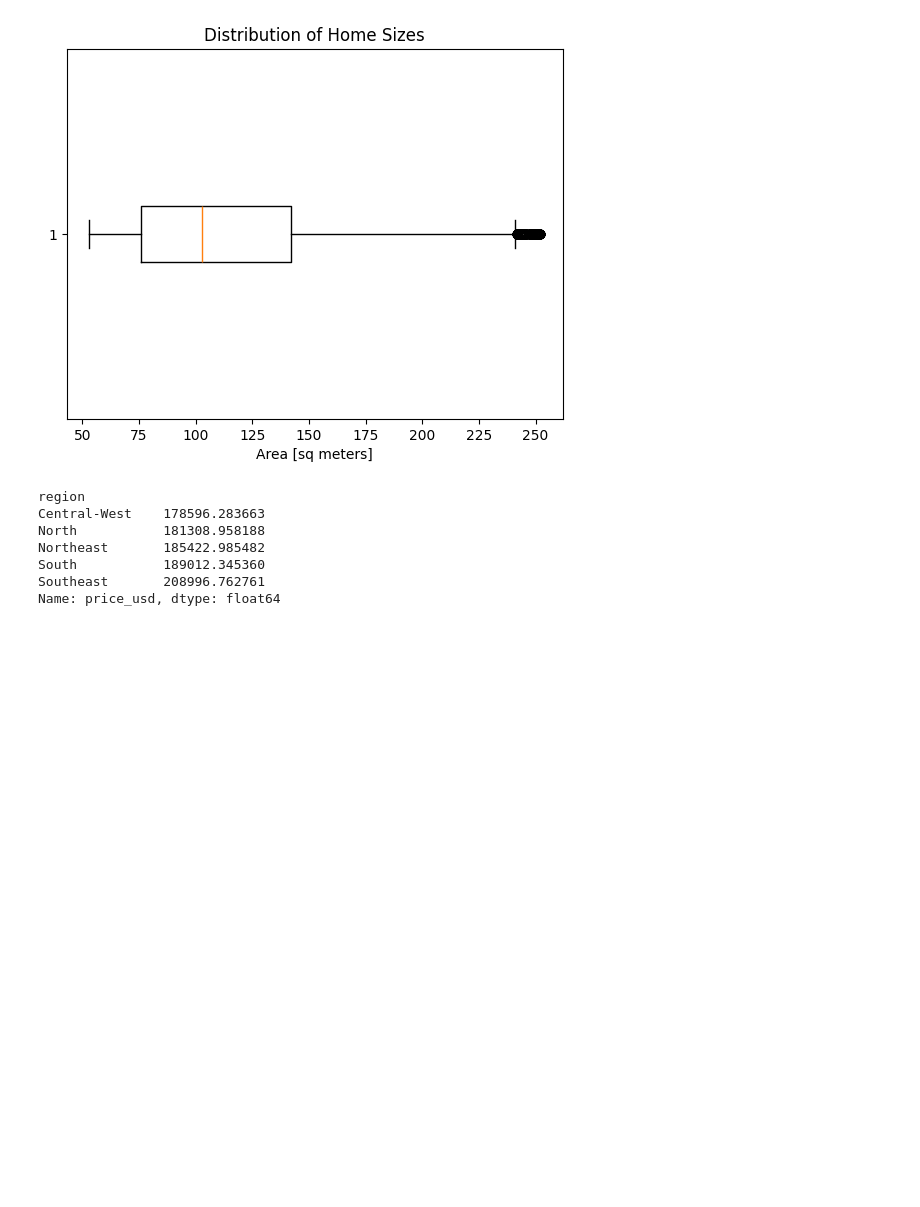
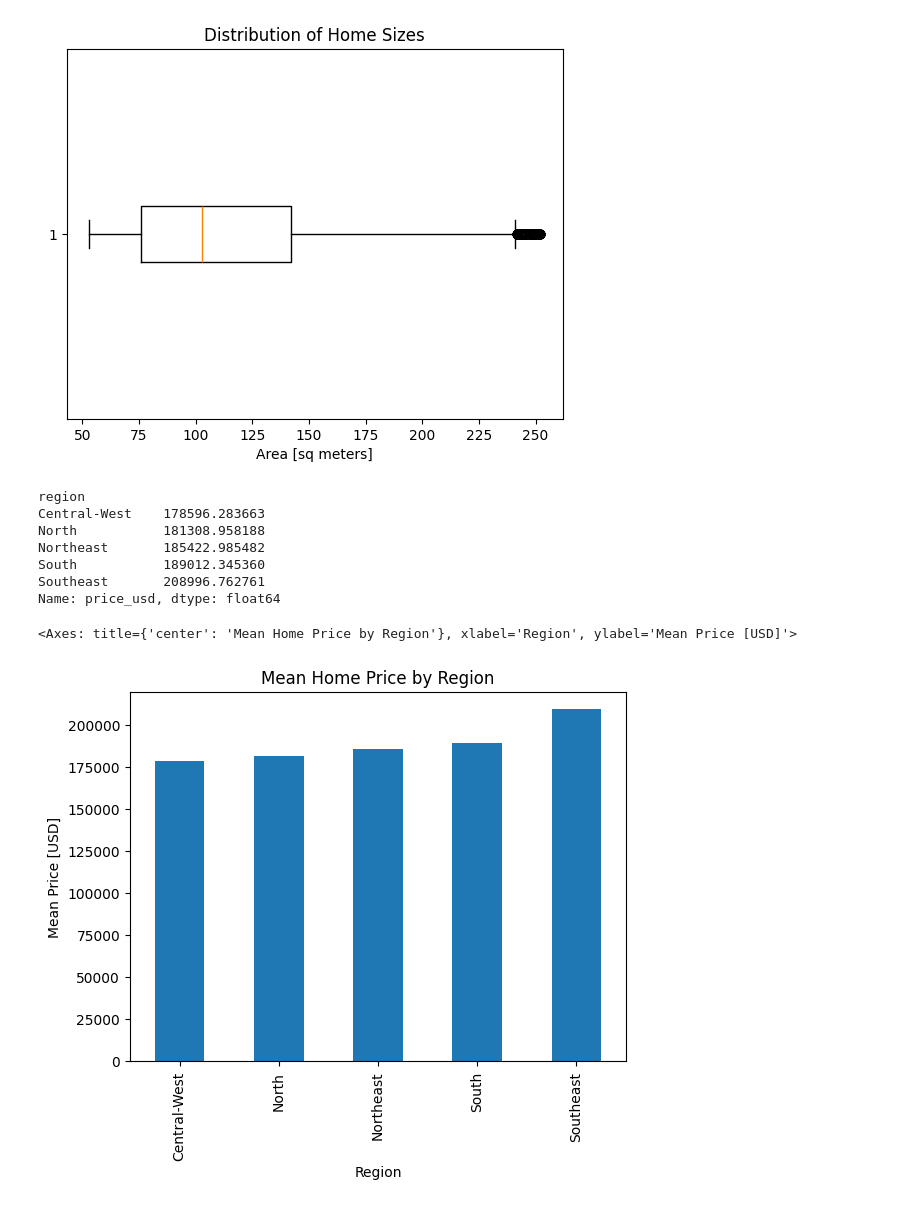
Before and after one commit to Dev0psKing/Applied_data_science_Projects, a Jupyter notebook: House Pricing in Mexico Project/Housing_Brazil.ipynb, the cells around one changed output. Saved outputs shown, nothing was run; the diff lists cells and outputs as text; code cells hidden in the pictures; blank space fills up the shorter version.

```diff
--- a/House Pricing in Mexico Project/Housing_Brazil.ipynb
+++ b/House Pricing in Mexico Project/Housing_Brazil.ipynb
@@ -201,3 +201,20 @@ Northeast       185422.985482
 South           189012.345360
 Southeast       208996.762761
 Name: price_usd, dtype: float64
+# %%
+# Assuming 'mean_price_by_region' Series has been created
+# and 'plt' is imported as matplotlib.pyplot
+
+fig, ax = plt.subplots()
+
+# Build bar chart, label axes, add title
+mean_price_by_region.plot(
+    kind="bar",
+    ax=ax,
+    xlabel="Region",
+    ylabel="Mean Price [USD]",
+    title="Mean Home Price by Region"
+)
+# %% [output]
+<Axes: title={'center': 'Mean Home Price by Region'}, xlabel='Region', ylabel='Mean Price [USD]'>
+[figure, added]
```
